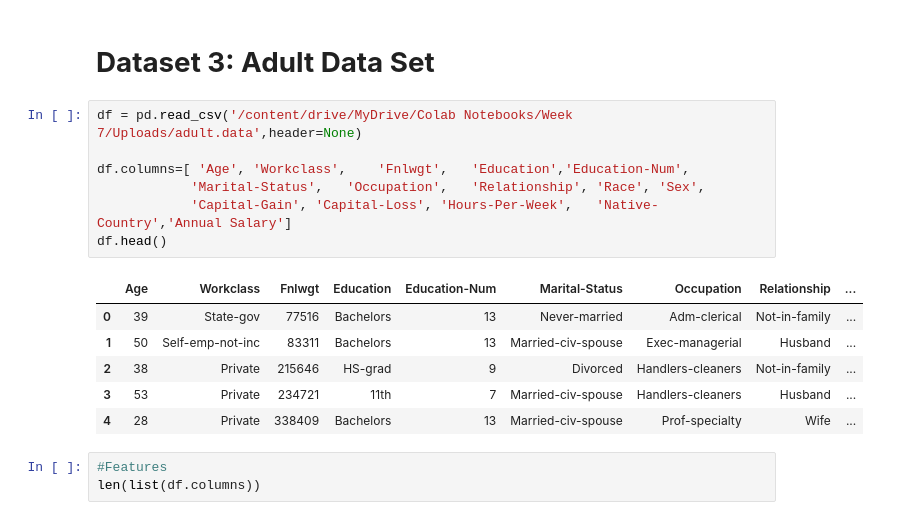
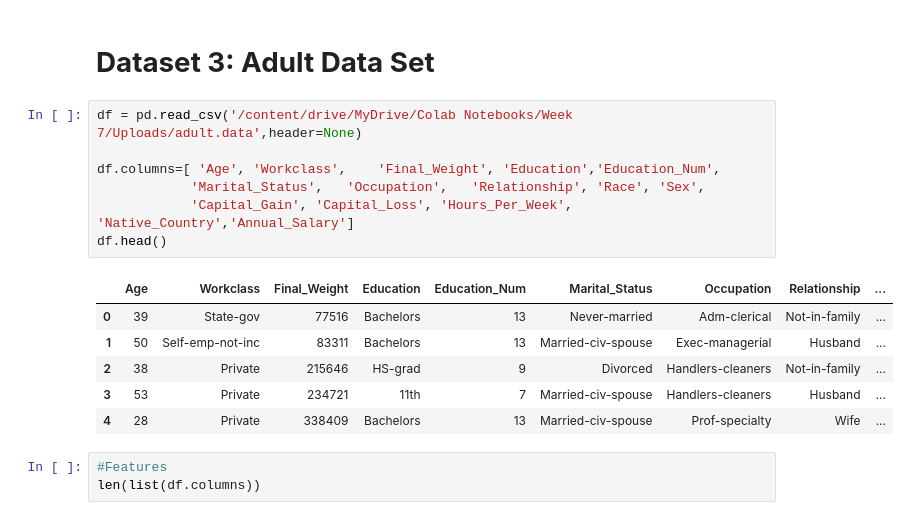
Before and after one commit to imugagga/Sales-Predictions---JFood-Sores, a Jupyter notebook: Project_2_Mugagga_Innocent.ipynb, the cells around one changed output. Saved outputs shown, nothing was run; the diff lists cells and outputs as text.

```diff
--- a/Project_2_Mugagga_Innocent.ipynb
+++ b/Project_2_Mugagga_Innocent.ipynb
@@ -138,12 +138,12 @@ Some Features are combined and may require separation
 # %%
 df = pd.read_csv('/content/drive/MyDrive/Colab Notebooks/Week 7/Uploads/adult.data',header=None)
 
-df.columns=[ 'Age',	'Workclass',	'Fnlwgt',	'Education','Education-Num',
-            'Marital-Status',	'Occupation',	'Relationship',	'Race',	'Sex',
-            'Capital-Gain',	'Capital-Loss',	'Hours-Per-Week',	'Native-Country','Annual Salary']
+df.columns=[ 'Age',	'Workclass',	'Final_Weight',	'Education','Education_Num',
+            'Marital_Status',	'Occupation',	'Relationship',	'Race',	'Sex',
+            'Capital_Gain',	'Capital_Loss',	'Hours_Per_Week',	'Native_Country','Annual_Salary']
 df.head()
 # %% [output]
-|  | Age | Workclass | Fnlwgt | Education | Education-Num | Marital-Status | Occupation | Relationship | ... |
+|  | Age | Workclass | Final_Weight | Education | Education_Num | Marital_Status | Occupation | Relationship | ... |
 | 0 | 39 | State-gov | 77516 | Bachelors | 13 | Never-married | Adm-clerical | Not-in-family | ... |
 | 1 | 50 | Self-emp-not-inc | 83311 | Bachelors | 13 | Married-civ-spouse | Exec-managerial | Husband | ... |
 | 2 | 38 | Private | 215646 | HS-grad | 9 | Divorced | Handlers-cleaners | Not-in-family | ... |
```
Also changed, not shown: parts of 26 cells of this notebook.
